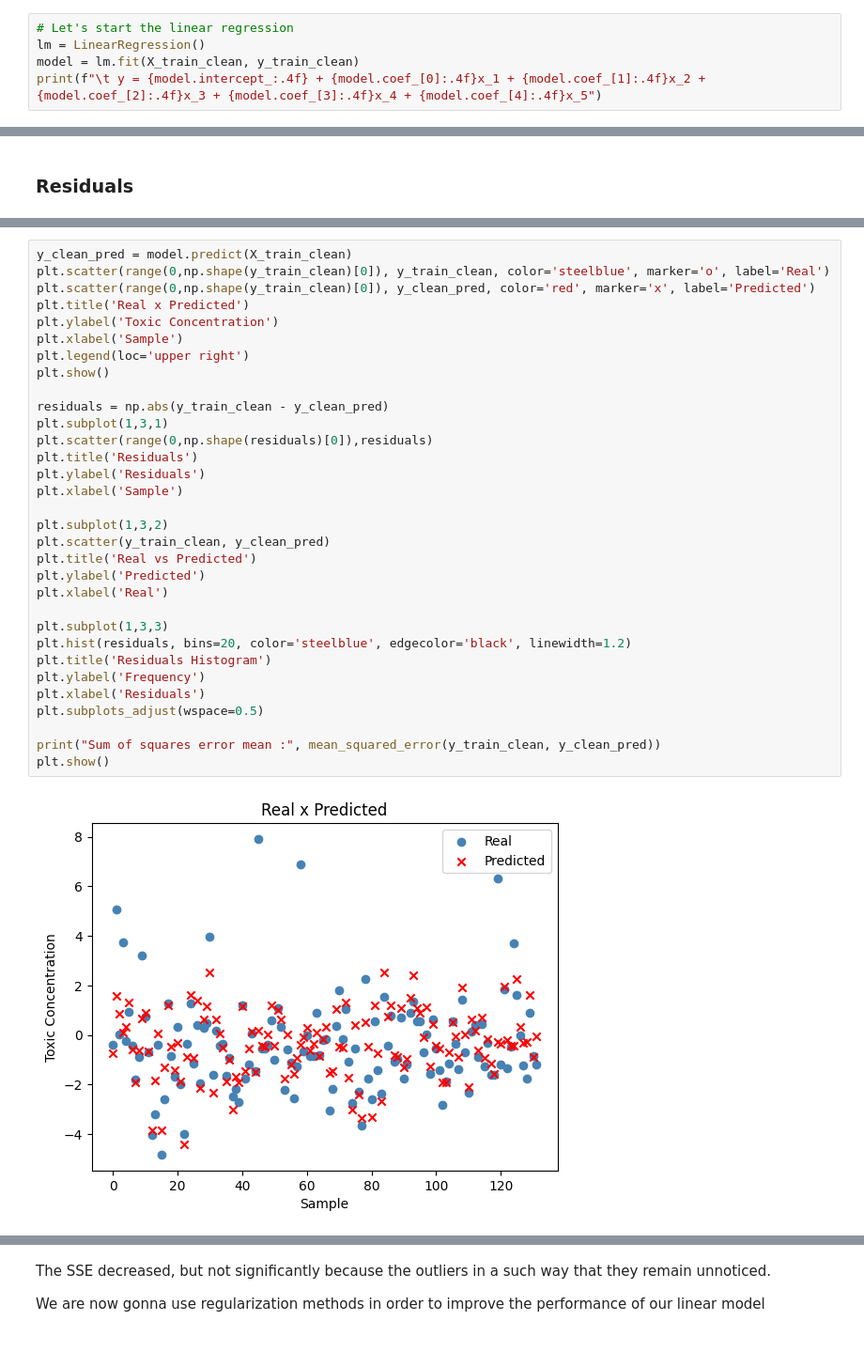
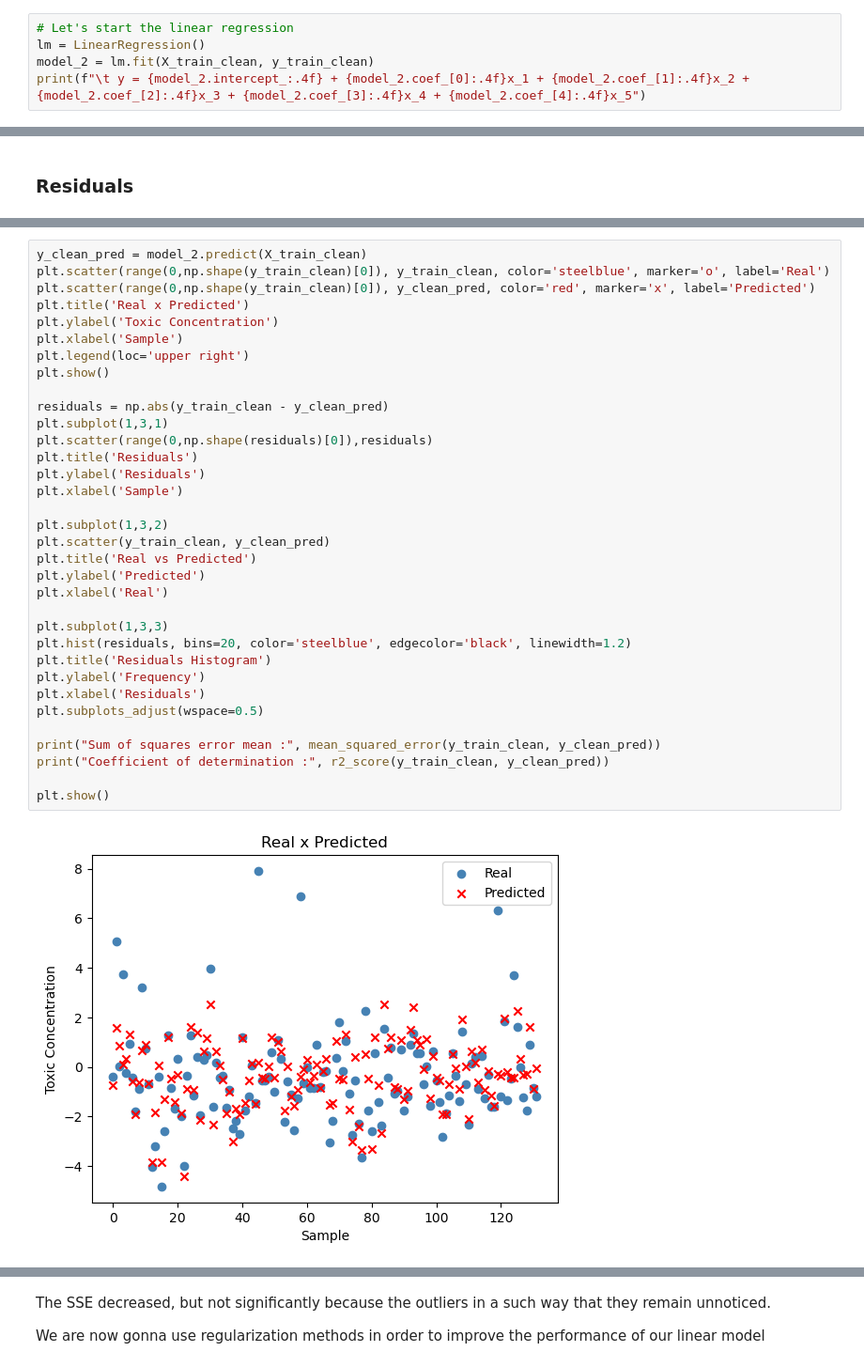
Before and after one commit to Seb65789/Lisboa-Machine-Learning-Project, a Jupyter notebook: linear_regression.ipynb, the cells around one changed output, grey strips where cells are left out. Shown at 94% size. Saved outputs shown, nothing was run; the diff lists cells and outputs as text.

```diff
--- a/linear_regression.ipynb
+++ b/linear_regression.ipynb
@@ -241,8 +257,8 @@ X_train_clean, X_val, y_train_clean, y_val = train_test_split(X_train_clean, y_t
 # %%
 # Let's start the linear regression
 lm = LinearRegression()
-model = lm.fit(X_train_clean, y_train_clean)
-print(f"\t y = {model.intercept_:.4f} + {model.coef_[0]:.4f}x_1 + {model.coef_[1]:.4f}x_2 + {model.coef_[2]:.4f}x_3 + {model.coef_[3]:.4f}x_4 + {model.coef_[4]:.4f}x_5")
+model_2 = lm.fit(X_train_clean, y_train_clean)
+print(f"\t y = {model_2.intercept_:.4f} + {model_2.coef_[0]:.4f}x_1 + {model_2.coef_[1]:.4f}x_2 + {model_2.coef_[2]:.4f}x_3 + {model_2.coef_[3]:.4f}x_4 + {model_2.coef_[4]:.4f}x_5")
 # %% [output]
          y = -4.9634 + -0.0075x_1 + -0.0247x_2 + -0.0004x_3 + -0.0130x_4 + 0.0725x_5
 # %% [markdown]
@@ -293,35 +314,37 @@ As we can see, the SSE is significantly lower than before. However, we could pot
 # %%
-y_clean_pred = model.predict(X_train_clean)
+y_clean_pred = model_2.predict(X_train_clean)
 plt.scatter(range(0,np.shape(y_train_clean)[0]), y_train_clean, color='steelblue', marker='o', label='Real')
 plt.scatter(range(0,np.shape(y_train_clean)[0]), y_clean_pred, color='red', marker='x', label='Predicted')
 plt.title('Real x Predicted')
 plt.ylabel('Toxic Concentration')
 plt.xlabel('Sample')
 plt.legend(loc='upper right')
 plt.show()
 
 residuals = np.abs(y_train_clean - y_clean_pred)
 plt.subplot(1,3,1)
 plt.scatter(range(0,np.shape(residuals)[0]),residuals)
 plt.title('Residuals')
 plt.ylabel('Residuals')
 plt.xlabel('Sample')
 
 plt.subplot(1,3,2)
 plt.scatter(y_train_clean, y_clean_pred)
 plt.title('Real vs Predicted')
 plt.ylabel('Predicted')
 plt.xlabel('Real')
 
 plt.subplot(1,3,3)
 plt.hist(residuals, bins=20, color='steelblue', edgecolor='black', linewidth=1.2)
 plt.title('Residuals Histogram')
 plt.ylabel('Frequency')
 plt.xlabel('Residuals')
 plt.subplots_adjust(wspace=0.5)
 
 print("Sum of squares error mean :", mean_squared_error(y_train_clean, y_clean_pred))
+print("Coefficient of determination :", r2_score(y_train_clean, y_clean_pred))
+
 plt.show()
 # %% [output]
-[figure, old version]
+[figure, new version]
 Sum of squares error mean : 1.9471081520840328
```
Also changed, not shown: parts of 44 cells of this notebook.
